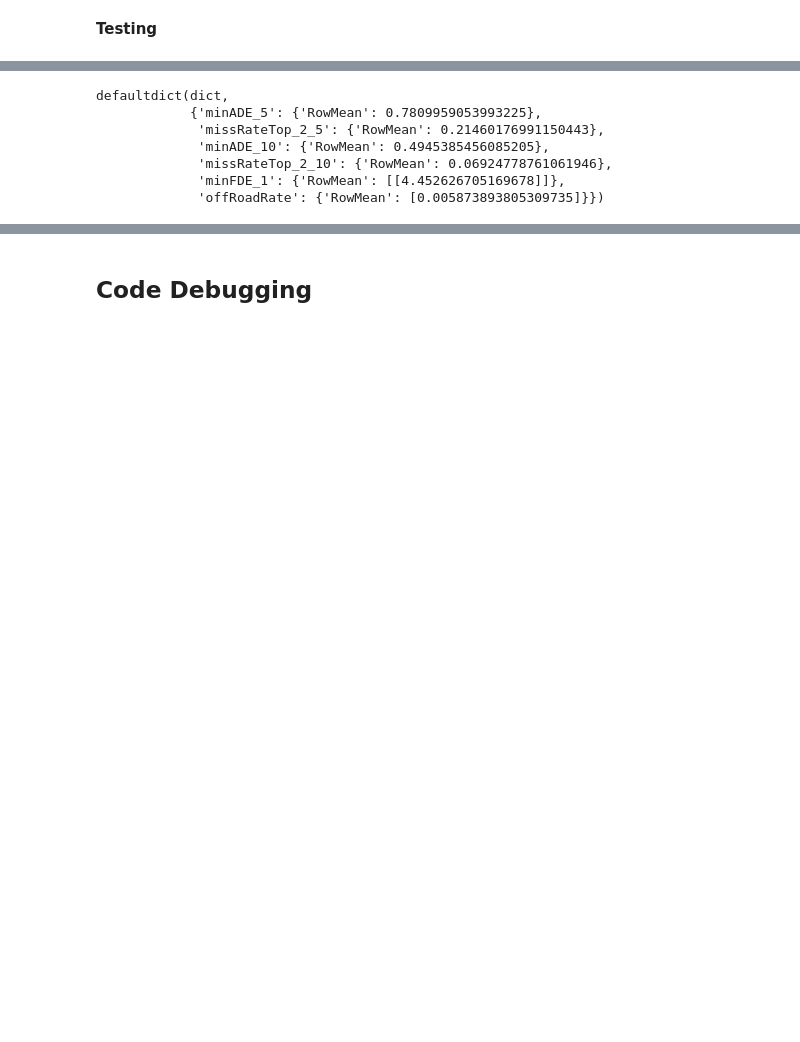
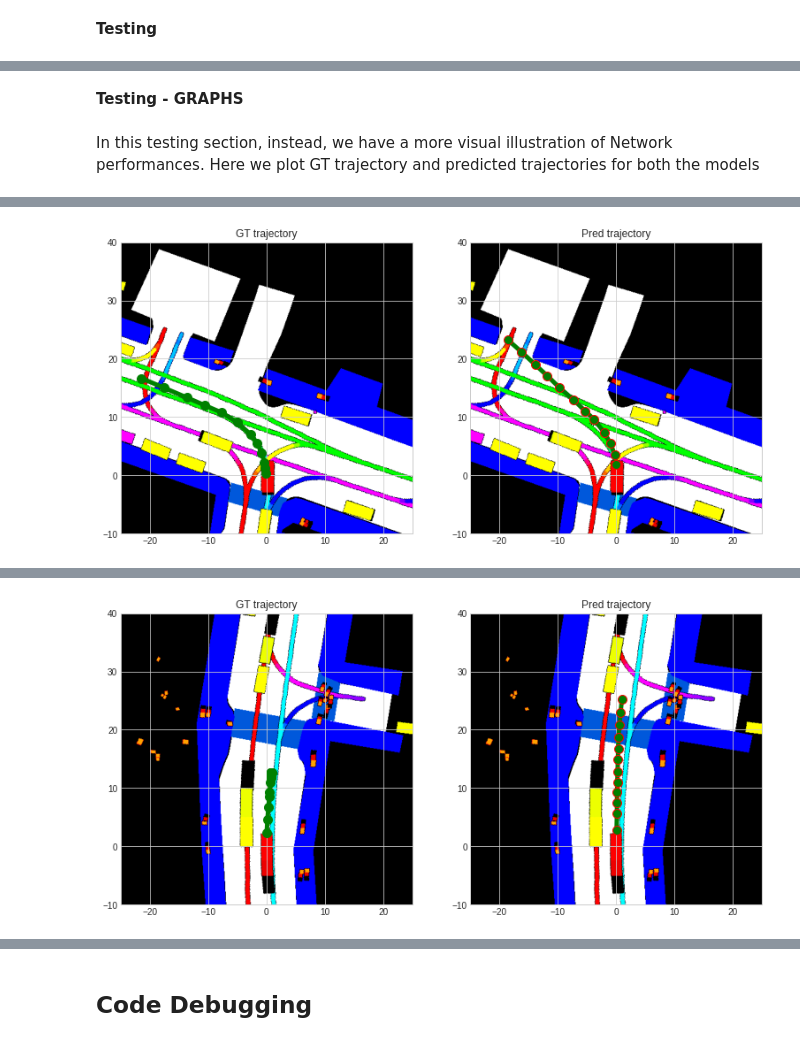
Before and after one commit to Gianfranco-98/Trajectory-Prediction-PyTorch, a Jupyter notebook: Trajectory_Prediction.ipynb, the cells around one changed output, grey strips where cells are left out. Drawn from its saved outputs; the diff is of its cells as text; code cells hidden in the pictures; blank space fills up the shorter version.

```diff
--- a/Trajectory_Prediction.ipynb
+++ b/Trajectory_Prediction.ipynb
@@ -849,9 +869,9 @@ class nuScenesDataset(TrajPredictionDataset):
         elif idx is None:
             if (i_t is None or s_t is None):
                 raise ValueError("No params specified to deduce subfolder")
-            elif not self.helper_loading:
+            elif self.helper is None:
                 idx = self.tokens.index(i_t + '_' + s_t)
-        if subfolder is None and not self.helper_loading:
+        if subfolder is None and self.helper is None:
             subfolder = f"batch_{idx//128}"
         return i_t, s_t, subfolder, idx
 
@@ -1766,6 +1822,8 @@ TODO: describe briefly P2T
 class MDP():
     def __init__(self, horizon, grid_dim: int, device):
         """ Markov Decision Problem class Initialization
+        Adapted from the authors' implementation, using a more intelligible
+        shape for the states and a closer similarity to the paper's algorithms
 
         Parameters
         ----------
@@ -2010,7 +2073,10 @@ class RewardModel(nn.Module):
                                kernel_size=2, stride=2)
         self.cnn_1 = nn.Conv2d(in_channels=32+3, out_channels=32,
                                kernel_size=1)
-        self.cnn_2 = nn.Conv2d(in_channels=32, out_channels=32, kernel_size=1)
+
+        # not used, but necessary for compatibility with checkpoint
+        self.cnn_2 = nn.Conv2d(in_channels=32, out_channels=32,
+                               kernel_size=1)
 
         self.cnn_out = nn.Conv2d(in_channels=32, out_channels=1,
                                  kernel_size=1)
@@ -3123,8 +3203,8 @@ Useful function to compute metrics for the nuScenes dataset. It's possible also
 def compute_traj_metrics(predictions: List[data_classes.Prediction],
                          ground_truths: List[np.ndarray], helper,
                          aggregators=AGGREGATORS,
-                         compute_offroadrate=COMPUTE_OFFROADRATE
-                         ) -> Dict[str, Any]:
+                         compute_offroadrate=COMPUTE_OFFROADRATE,
+                         mini_dataset=MINI_DATASET) -> Dict[str, Any]:
     """ Utility eval function to compute dataset metrics
 
     Parameters
@@ -3136,6 +3216,7 @@ def compute_traj_metrics(predictions: List[data_classes.Prediction],
     helper: nuScenes dataset helper
     aggregators: functions to aggregate metrics (e.g. mean)
     compute_offroadrate: True if to compute the OffRoadRate metric
+    mini_dataset: if the mini dataset has been used to make predictions
 
     Return
     ------
@@ -3164,12 +3245,12 @@ def compute_traj_metrics(predictions: List[data_classes.Prediction],
     min_fde = metrics.MinFDEK([1], aggregators)
     if helper is not None:
         # BUG: instantiating offRoadRate class in a linux env makes RAM explode
-        if os.name == 'nt' and compute_offroadrate:
+        if (os.name == 'nt' or mini_dataset) and compute_offroadrate:
             offRoadRate = metrics.OffRoadRate(helper, aggregators)
         else:
             offRoadRate = None
             if os.name != 'nt':
-                warnings.warn("offRoadRate computation failes on Ubuntu")
+                warnings.warn("offRoadRate computation failes on Linux")
     else:
         offRoadRate = None
         warnings.warn("Helper is None -> No offRoadRate computation")
@@ -3546,11 +3695,43 @@ defaultdict(dict,
-# %%
-# Obtained with trajectory horizon = 3 seconds
-p2t_metrics
-# %% [output]
-defaultdict(dict,
-            {'minADE_5': {'RowMean': 0.7809959053993225},
-             'missRateTop_2_5': {'RowMean': 0.21460176991150443},
-             'minADE_10': {'RowMean': 0.4945385456085205},
-             'missRateTop_2_10': {'RowMean': 0.06924778761061946},
-             'minFDE_1': {'RowMean': [[4.452626705169678]]},
-             'offRoadRate': {'RowMean': [0.005873893805309735]}})
+# %% [markdown]
+**Testing - GRAPHS**
+# %% [markdown]
+In this testing section, instead, we have a more visual illustration of Network performances. Here we plot GT trajectory and predicted trajectories for both the models
+# %%
+# ---------- CoverNet GT and prediction ---------- #
+if prediction_model == "CoverNet":
+
+    # Helper initialization
+    if nusc is None or "nusc" not in locals():
+        nusc = NuScenes(
+            version=DATASET_VERSION, dataroot=DATAROOT, verbose=True)
+        helper = PredictHelper(nusc)
+    indices = [10, 19]
+
+    for idx in indices:
+        # Data initialization
+        (agent_state_vector, raster_img_static, raster_img_dynamic,
+         gt_trajectory, idx) = test_dataset[idx]
+        i_t, s_t = test_dataset.tokens[idx].split("_")
+        future_indefinite = helper.get_future_for_agent(
+            i_t, s_t, seconds=300, in_agent_frame=True)
+
+        # Inference
+        with torch.no_grad():
+            reduced_traj = model.trajectories[:, :model.traj_samples].numpy()
+            x_state, _, x_img, gt, _ = test_dataset[idx]
+            x_state = x_state.to(device)
+            x_img = x_img.to(device)
+            x_state = torch.unsqueeze(torch.flatten(x_state, 0, 1), 0)
+            x_img = torch.unsqueeze(x_img, 0)
+            pred_logits = model((x_img, x_state))
+            pred_probs = F.softmax(pred_logits, dim=1)[0]
+            top_indices = pred_probs.argsort()[-MAX_PREDICTED_MODES:]
+            cutted_probs = pred_probs[top_indices].cpu().numpy()
+            predicted_traj = torch.from_numpy(
+                reduced_traj[top_indices[0].cpu()]).numpy()
+
+        # Plot
+        plot_agent_future(
+            raster_img_dynamic, future_indefinite, predicted_traj,
+            agent_pos=(250, 380), reference_frame="local")
+# %% [output]
@@ -3556,0 +3740 @@ defaultdict(dict,
+[figure, added]
@@ -3556,0 +3743 @@ defaultdict(dict,
+[figure, added]
```
Also changed, not shown: parts of 74 cells of this notebook, 1 other file.
